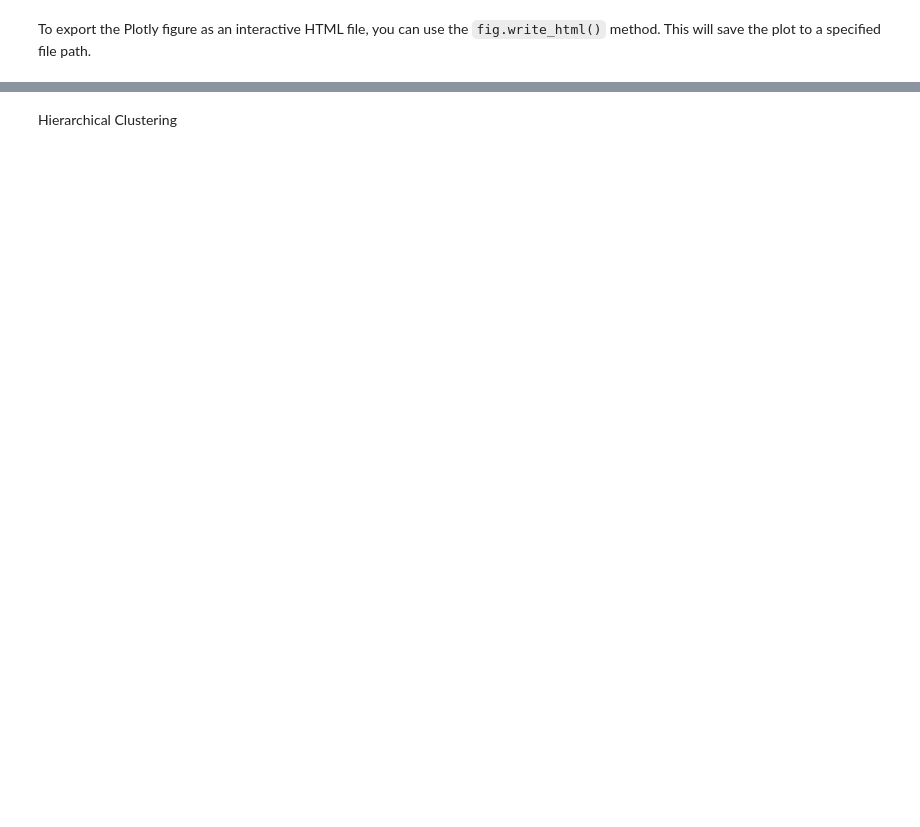
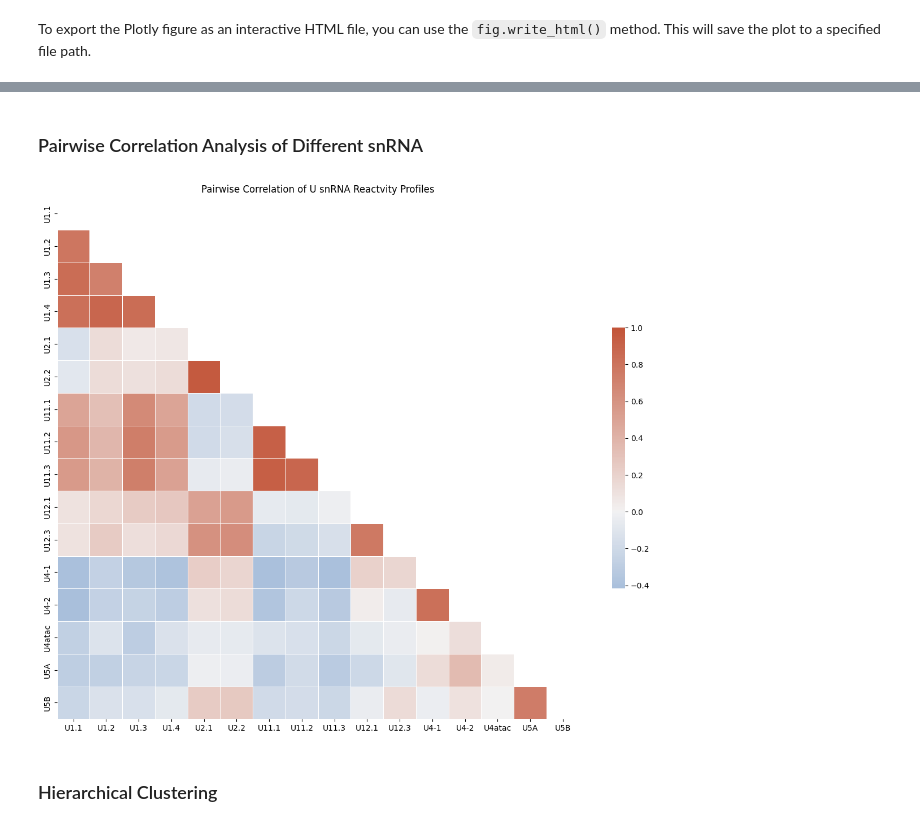
Before and after one commit to wjarret/Thesis_Code_Book, a Jupyter notebook: snRNA data analysis/PCA_Hierarchical_Clustering_snRNA.ipynb, the cells around one changed output, grey strips where cells are left out. Saved outputs shown, nothing was run; the diff lists cells and outputs as text; code cells hidden in the pictures; blank space fills up the shorter version.

```diff
--- a/snRNA data analysis/PCA_Hierarchical_Clustering_snRNA.ipynb
+++ b/snRNA data analysis/PCA_Hierarchical_Clustering_snRNA.ipynb
@@ -246,23 +325,27 @@ print(pca_df)
+# %% [markdown]
+### Pairwise Correlation Analysis of Different snRNA
 # %%
-corr = pca_matrix.corr()
+corr = pca_matrix.T.corr()
 #itables.show(corr)
 
 # Generate a mask for the triangle
 
 # mask = np.tril(np.ones_like(corr, dtype=bool))
 mask = np.triu(np.ones_like(corr, dtype=bool))
 
 # Set up the matplotlib figure
 f, ax = plt.subplots(figsize=(15, 12))
 
 # Generate a custom diverging colormap
 cmap = sns.diverging_palette(250, 20, as_cmap=True)
 
 # Draw the heatmap with the mask and correct aspect ratio
 Heat = sns.heatmap(corr, mask=mask, cmap=cmap, vmax=1, center=0, square=True, linewidths=.5,
             cbar_kws={"shrink": .5}).set(title='Pairwise Correlation of U snRNA Reactvity Profiles')
+# %% [output]
+[figure, added]
-# %% [markdown]
-Hierarchical Clustering
+# %% [markdown]
+### Hierarchical Clustering
 # %%
 #import library
 from sklearn.cluster import AgglomerativeClustering
```
Also changed, not shown: parts of 16 cells of this notebook.
